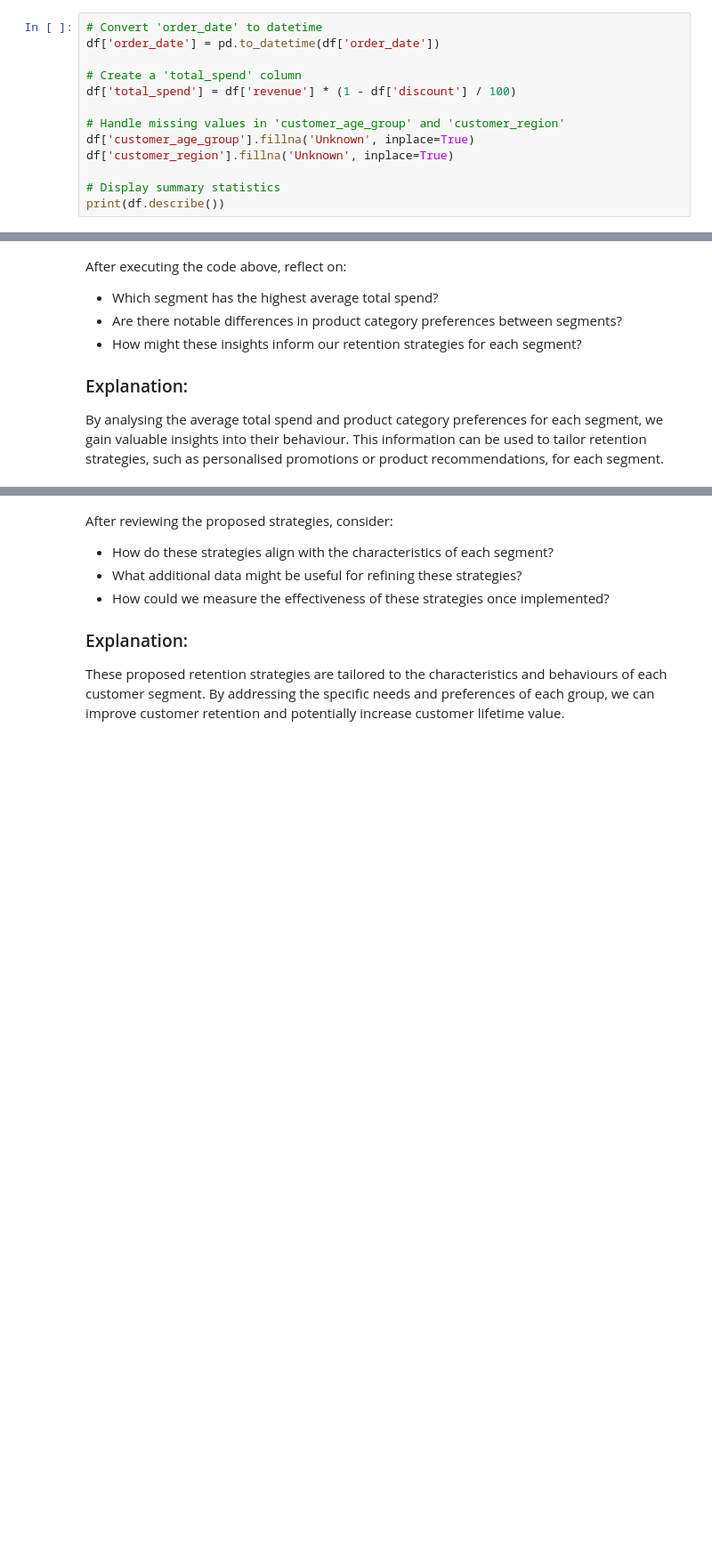
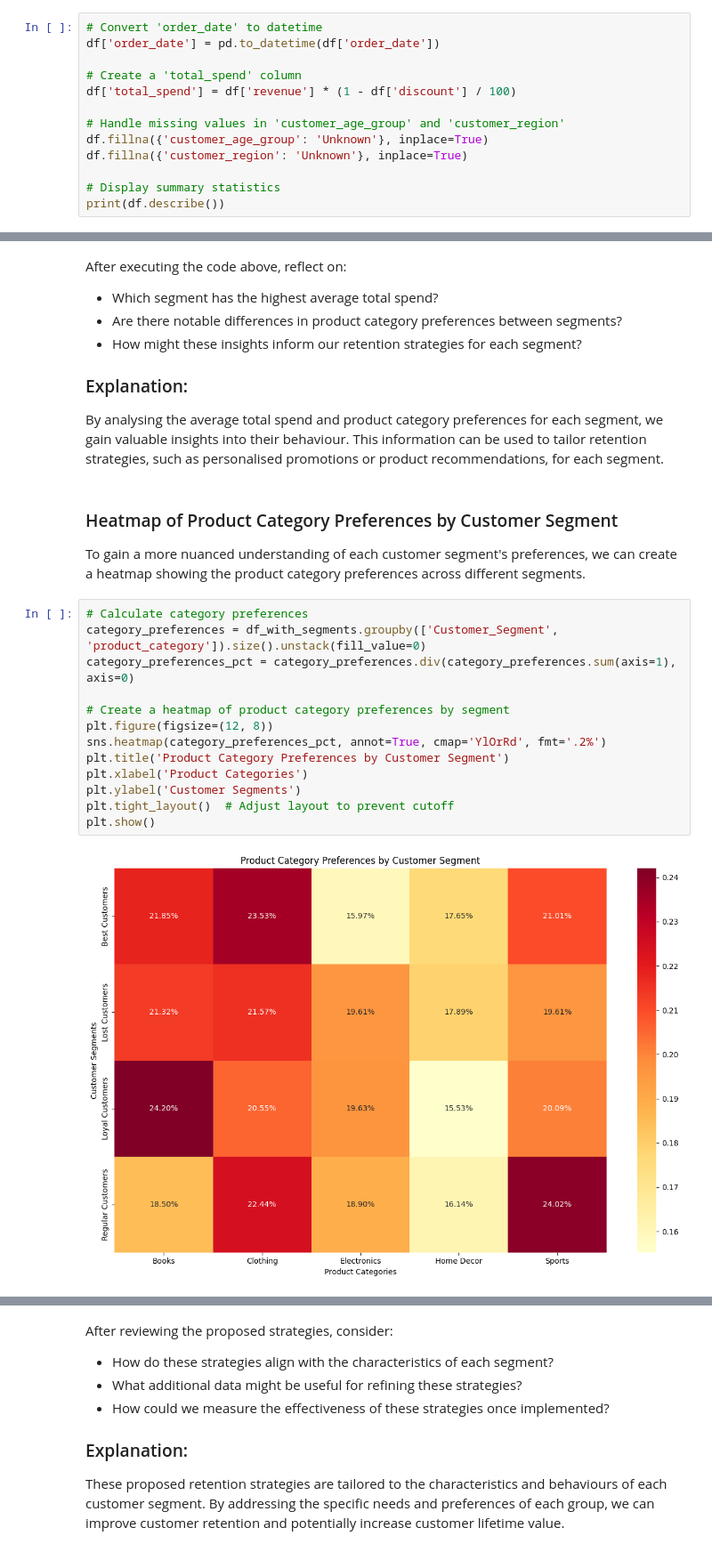
Before and after one commit to Corndel/DT503-Using-and-Presenting-Business-Intelligence, a Jupyter notebook: Week 2/DT503.2 Customer Analytics and Personalisation.ipynb, the cells around one changed output, grey strips where cells are left out. Shown at 89% size. Saved outputs shown, nothing was run; the diff lists cells and outputs as text; blank space fills up the shorter version.

Commit message:
Added updated plots to analytics and personalisation

```diff
--- a/Week 2/DT503.2 Customer Analytics and Personalisation.ipynb
+++ b/Week 2/DT503.2 Customer Analytics and Personalisation.ipynb
@@ -62,8 +59,8 @@ df['order_date'] = pd.to_datetime(df['order_date'])
 df['total_spend'] = df['revenue'] * (1 - df['discount'] / 100)
 
 # Handle missing values in 'customer_age_group' and 'customer_region'
-df['customer_age_group'].fillna('Unknown', inplace=True)
-df['customer_region'].fillna('Unknown', inplace=True)
+df.fillna({'customer_age_group': 'Unknown'}, inplace=True)
+df.fillna({'customer_region': 'Unknown'}, inplace=True)
 
 # Display summary statistics
 print(df.describe())
@@ -258,3 +269,22 @@ After executing the code above, reflect on:
 
 ### Explanation:
 By analysing the average total spend and product category preferences for each segment, we gain valuable insights into their behaviour. This information can be used to tailor retention strategies, such as personalised promotions or product recommendations, for each segment.
+# %% [markdown]
+### Heatmap of Product Category Preferences by Customer Segment
+
+To gain a more nuanced understanding of each customer segment's preferences, we can create a heatmap showing the product category preferences across different segments.
+# %%
+# Calculate category preferences
+category_preferences = df_with_segments.groupby(['Customer_Segment', 'product_category']).size().unstack(fill_value=0)
+category_preferences_pct = category_preferences.div(category_preferences.sum(axis=1), axis=0)
+
+# Create a heatmap of product category preferences by segment
+plt.figure(figsize=(12, 8))
+sns.heatmap(category_preferences_pct, annot=True, cmap='YlOrRd', fmt='.2%')
+plt.title('Product Category Preferences by Customer Segment')
+plt.xlabel('Product Categories')
+plt.ylabel('Customer Segments')
+plt.tight_layout()  # Adjust layout to prevent cutoff
+plt.show()
+# %% [output]
+[figure, added]
```
Also changed, not shown: parts of 15 cells of this notebook.
